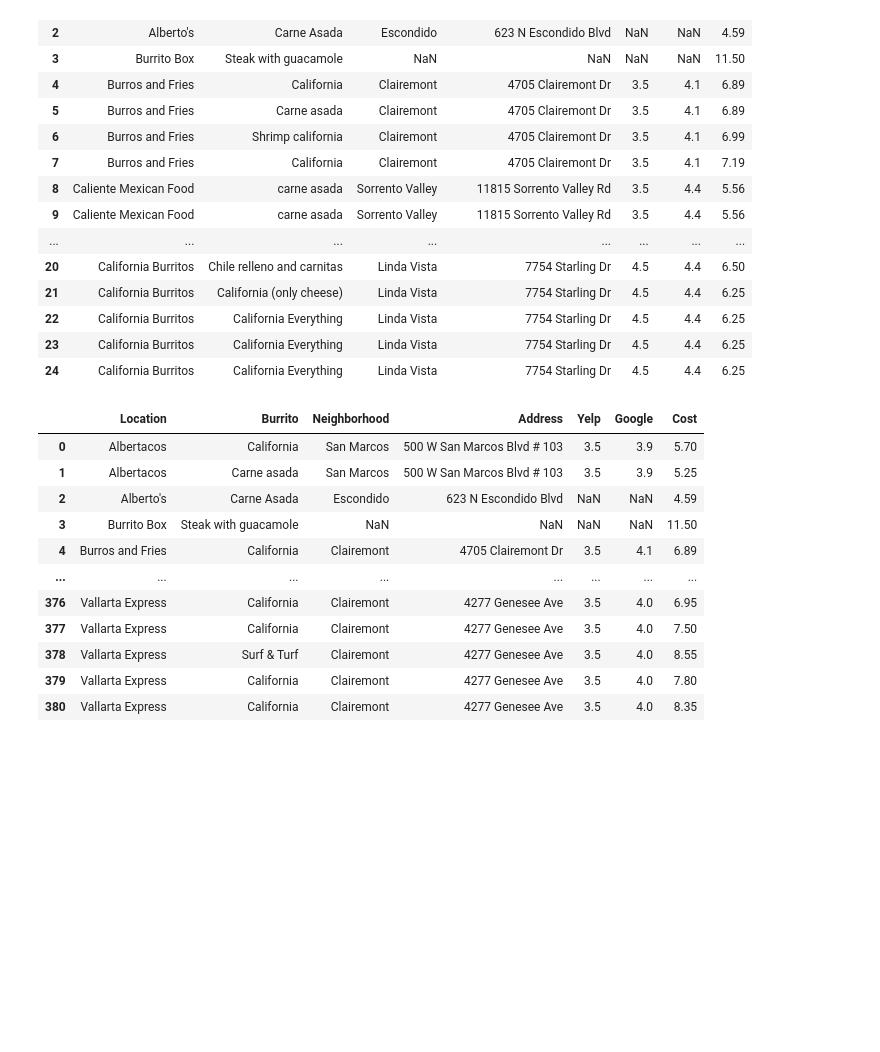
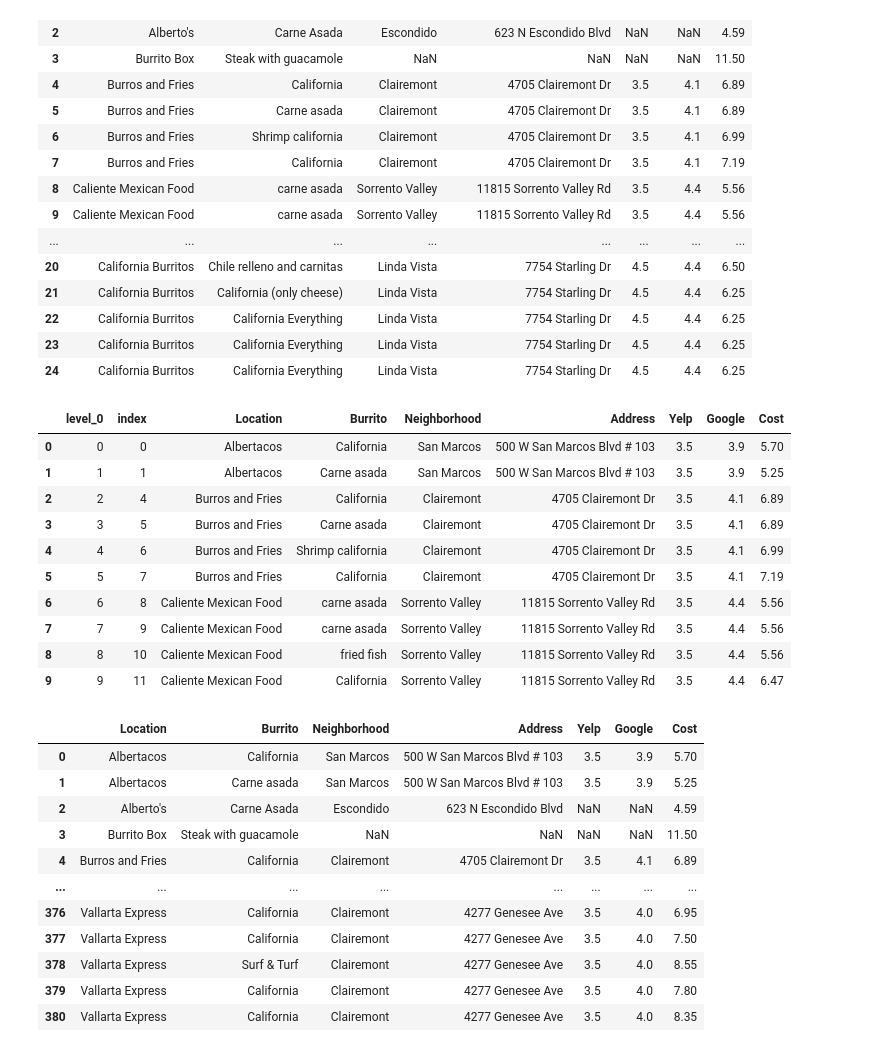
Before and after one commit to bourbonracer/San-Diego-Burrito-Project, a Jupyter notebook: burrito_cleaning.ipynb, the cells around one changed output. Saved outputs shown, nothing was run; the diff lists cells and outputs as text; code cells hidden in the pictures; blank space fills up the shorter version.

```diff
--- a/burrito_cleaning.ipynb
+++ b/burrito_cleaning.ipynb
@@ -111,6 +111,21 @@ clean_data.head(25)
 | 22 | California Burritos | California Everything | Linda Vista | 7754 Starling Dr | 4.5 | 4.4 | 6.25 |
 | 23 | California Burritos | California Everything | Linda Vista | 7754 Starling Dr | 4.5 | 4.4 | 6.25 |
 | 24 | California Burritos | California Everything | Linda Vista | 7754 Starling Dr | 4.5 | 4.4 | 6.25 |
+# %%
+clean_data = clean_data.dropna().reset_index()
+clean_data.head(10)
+# %% [output]
+|  | level_0 | index | Location | Burrito | Neighborhood | Address | Yelp | Google | Cost |
+| 0 | 0 | 0 | Albertacos | California | San Marcos | 500 W San Marcos Blvd # 103 | 3.5 | 3.9 | 5.70 |
+| 1 | 1 | 1 | Albertacos | Carne asada | San Marcos | 500 W San Marcos Blvd # 103 | 3.5 | 3.9 | 5.25 |
+| 2 | 2 | 4 | Burros and Fries | California | Clairemont | 4705 Clairemont Dr | 3.5 | 4.1 | 6.89 |
+| 3 | 3 | 5 | Burros and Fries | Carne asada | Clairemont | 4705 Clairemont Dr | 3.5 | 4.1 | 6.89 |
+| 4 | 4 | 6 | Burros and Fries | Shrimp california | Clairemont | 4705 Clairemont Dr | 3.5 | 4.1 | 6.99 |
+| 5 | 5 | 7 | Burros and Fries | California | Clairemont | 4705 Clairemont Dr | 3.5 | 4.1 | 7.19 |
+| 6 | 6 | 8 | Caliente Mexican Food | carne asada | Sorrento Valley | 11815 Sorrento Valley Rd | 3.5 | 4.4 | 5.56 |
+| 7 | 7 | 9 | Caliente Mexican Food | carne asada | Sorrento Valley | 11815 Sorrento Valley Rd | 3.5 | 4.4 | 5.56 |
+| 8 | 8 | 10 | Caliente Mexican Food | fried fish | Sorrento Valley | 11815 Sorrento Valley Rd | 3.5 | 4.4 | 5.56 |
+| 9 | 9 | 11 | Caliente Mexican Food | California | Sorrento Valley | 11815 Sorrento Valley Rd | 3.5 | 4.4 | 6.47 |
 # %%
 clean_data.to_csv('Clean_Burrito.csv', index=False)
 # %%
```
